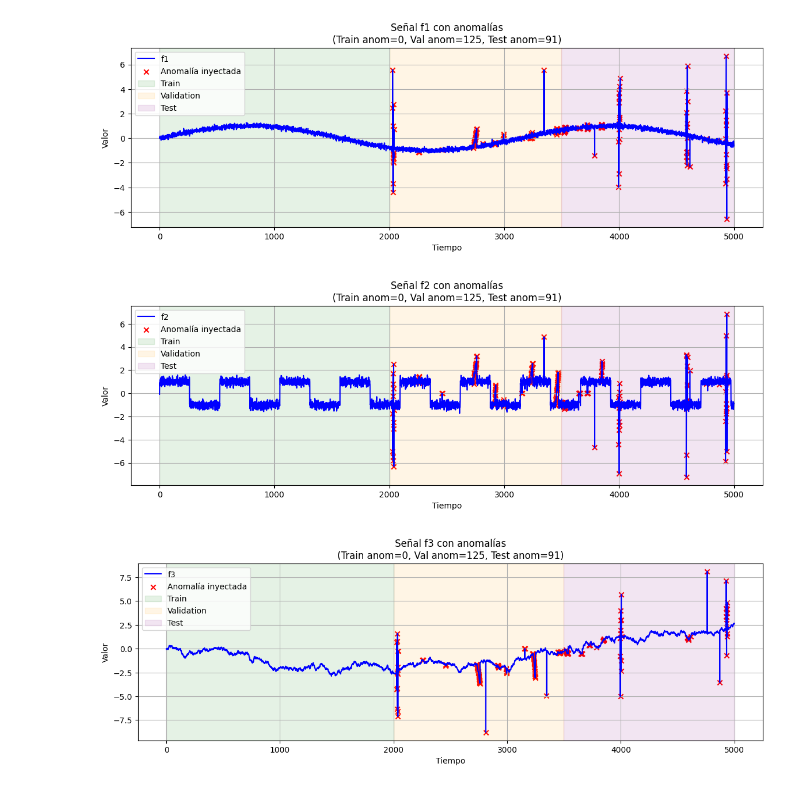
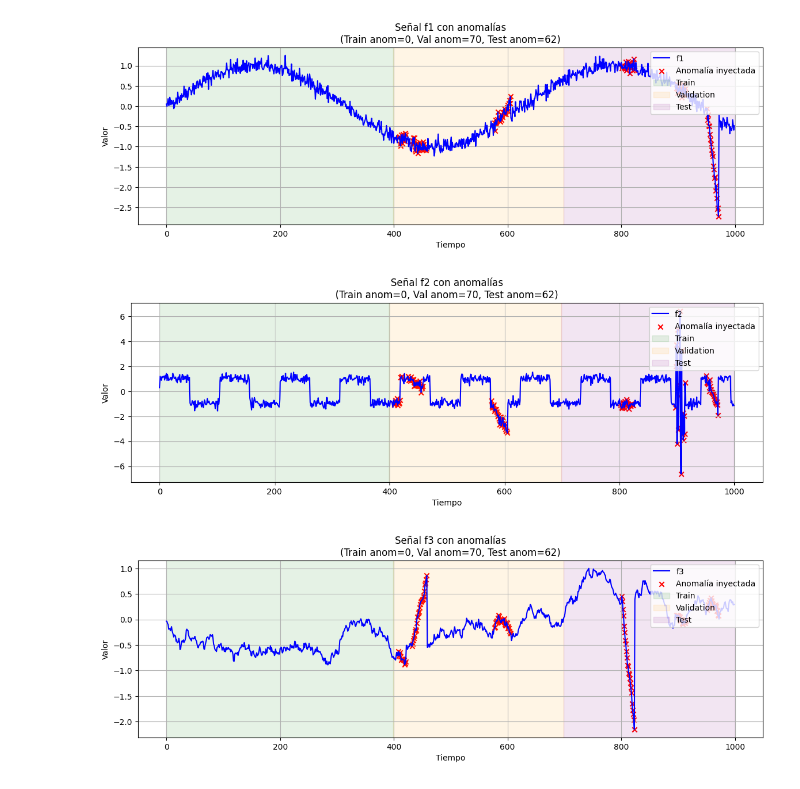
Before and after one commit to PabloAC04/MDF-ANOMALY-DETECTION, a Jupyter notebook: 05_pca_anomaly_detection.ipynb, the cells around one changed output. Cells and saved outputs as stored; diff of their text form; code cells hidden in the pictures.

```diff
--- a/05_pca_anomaly_detection.ipynb
+++ b/05_pca_anomaly_detection.ipynb
@@ -145,0 +301,8 @@ A continuación se podrán ver las señales.
+# %%
+df_train, df_val, df_test = generate_synthetic_timeseries(
+    n=1000, train_ratio=0.4, val_ratio=0.3, anomaly_ratio=0.01, seed=42
+)
+
+df_trainval = pd.concat([df_train, df_val], ignore_index=True)
+X_trainval, y_trainval = df_trainval[["f1", "f2", "f3"]], df_trainval["anomaly"]
+X_test, y_test = df_test[["f1", "f2", "f3"]], df_test["anomaly"]
@@ -146,51 +318,42 @@ A continuación se podrán ver las señales.
 # %%
 import matplotlib.pyplot as plt
-import pandas as pd
-from utils import generate_synthetic_timeseries
 
-train_df, val_df, test_df = generate_synthetic_timeseries(
-    n=5000,
-    train_ratio=0.4,
-    val_ratio=0.3,
-    anomaly_ratio=0.008,
-    seed=42
-)
-
-# Concatenar
-full_df = pd.concat([train_df, val_df, test_df], ignore_index=True)
+# Concatenamos todos los splits para visualizar la serie completa
+full_df = pd.concat([df_train, df_val, df_test], ignore_index=True)
 
 # Límites de los splits
-train_end = train_df["timestamp"].max()
-val_end = val_df["timestamp"].max()
+train_end = df_train["timestamp"].max()
+val_end = df_val["timestamp"].max()
 
-# Visualización
 for col in ["f1", "f2", "f3"]:
     fig, ax = plt.subplots(figsize=(14, 4))
     ax.plot(full_df["timestamp"], full_df[col], label=f"{col}", color="blue")
 
     # Anomalías
     anomaly_idx = full_df[full_df["anomaly"] == 1].index
-    ax.scatter(full_df.loc[anomaly_idx, "timestamp"],
-               full_df.loc[anomaly_idx, col],
-               color="red", marker="x", label="Anomalía inyectada")
+    ax.scatter(
+        full_df.loc[anomaly_idx, "timestamp"],
+        full_df.loc[anomaly_idx, col],
+        color="red", marker="x", label="Anomalía inyectada"
+    )
 
     # Fondos para train / val / test
     ax.axvspan(full_df["timestamp"].min(), train_end, alpha=0.1, color="green", label="Train")
     ax.axvspan(train_end, val_end, alpha=0.1, color="orange", label="Validation")
     ax.axvspan(val_end, full_df["timestamp"].max(), alpha=0.1, color="purple", label="Test")
 
     ax.set_title(
         f"Señal {col} con anomalías\n"
-        f"(Train anom={train_df['anomaly'].sum()}, "
-        f"Val anom={val_df['anomaly'].sum()}, "
-        f"Test anom={test_df['anomaly'].sum()})"
+        f"(Train anom={df_train['anomaly'].sum()}, "
+        f"Val anom={df_val['anomaly'].sum()}, "
+        f"Test anom={df_test['anomaly'].sum()})"
     )
     ax.set_xlabel("Tiempo")
     ax.set_ylabel("Valor")
-    ax.legend()
+    ax.legend(loc="upper right")
     ax.grid(True)
     plt.show()
 # %% [output]
-[figure, old version]
+[figure, new version]
-[figure, old version]
+[figure, new version]
-[figure, old version]
+[figure, new version]
```
Also changed, not shown: parts of 44 cells of this notebook.
